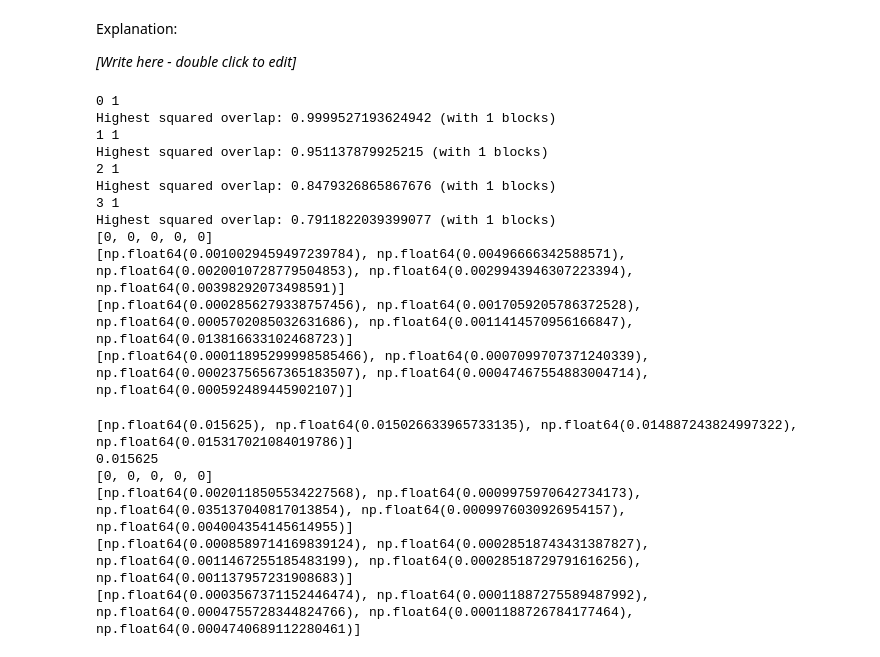
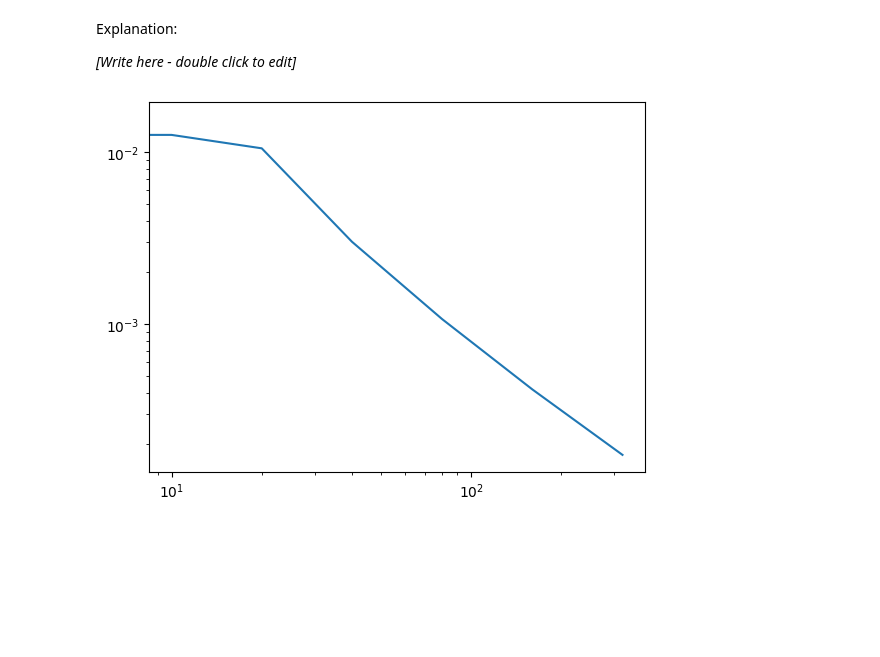
Before and after one commit to ezekielcochran/vtq-hackathon, a Jupyter notebook: qmace.ipynb, the cells around one changed output. Drawn from its saved outputs; the diff is of its cells as text; code cells hidden in the pictures; blank space fills up the shorter version.

```diff
--- a/qmace.ipynb
+++ b/qmace.ipynb
@@ -1064,10 +1064,10 @@ reflection_of_a = qi.Operator(qc)
 
 # Oracle (reflection through |01010...>)
 qc = QuantumCircuit(NUM_QUBITS, 0)
-qc.x(range(0, NUM_QUBITS, 2))
+qc.x(range((NUM_QUBITS + 1)% 2, NUM_QUBITS, 2))
 cz_gate = qulib.ZGate().control(NUM_QUBITS - 1)
 qc.append(cz_gate, list(range(NUM_QUBITS)))
-qc.x(range(0, NUM_QUBITS, 2))
+qc.x(range((NUM_QUBITS + 1)% 2, NUM_QUBITS, 2))
 oracle = qi.Operator(qc)
 
 # returns a full circuit for some m
@@ -1136,10 +1136,9 @@ def approximate_m_circuit(m, num_blocks):
     return approximate_circuit(target_state, num_blocks)
 # %%
 # Use this to define a new get_data(ms, NUM_SHOTS)
-def get_data(qcs, ms, block_nums, Nshots):
-    assert len(ms) == len(block_nums)
+def get_data(qcs, Nshots):
     result = []
-    for m, b, qc in zip(ms, block_nums, qcs):
+    for qc in qcs:
         for qubit in range(NUM_QUBITS):
             qc.measure(qubit, qubit)
         qc_compiled = transpile(qc, backend)
@@ -1147,6 +1146,10 @@ def get_data(qcs, ms, block_nums, Nshots):
         result_sim = job_sim.result()
         counts = result_sim.get_counts(qc_compiled)
         try:
+            # We redefine the get_data function, adding measurements and counting samples instead of tracking amplitudes
+            w_string = "01" * (NUM_QUBITS // 2)
+            if NUM_QUBITS % 2 == 1:
+                w_string += "0"
             result.append(counts[w_string])
         except KeyError:
             result.append(0)
@@ -1154,66 +1157,30 @@ def get_data(qcs, ms, block_nums, Nshots):
 # %%
 # Now use these approximations to estimate p, as in part 2
 
-# m_library =  [0, 1, 2, 4, 8, 16]
-# block_nums = [1, 1, 1, 2, 2, 2] # how many estimating blocks to use for each of the above m values, respectively
-m_library = [0, 1, 2, 3]
-block_nums = [1, 1, 1, 1]
+m_library =  [0, 1, 2, 4, 8, 16, 32]
+block_nums = [1, 1, 1, 2, 2, 2, 4] # how many estimating blocks to use for each of the above m values, respectively
 circuits = []
 for m, b in zip(m_library, block_nums):
-    print(m, b)
     this_circuit = approximate_m_circuit(m, b)
     circuits.append(this_circuit)
 
-NUM_RUNS = 5
+NUM_RUNS = 50
 x_library = []
 for run in range(NUM_RUNS):
-    # We can reuse the get_data function
-    x_library.append(get_data(circuits, m_library, block_nums, NUM_SHOTS))
+    x_library.append(get_data(circuits, NUM_SHOTS))
 
 estimates = []
 for i in range(1, len(m_library) + 1):
     this_ms = m_library[:i]
     this_estimate_group = []
     for j in range(NUM_RUNS):
         # We can reuse the same maximize likelihood function
         this_estimate_group.append(maximize_likelihood(this_ms, x_library[j], NUM_SHOTS))
     estimates.append(this_estimate_group)
 
-# DEBUG:
-for group in estimates:
-    print(group)
-
-
-
-
-
-
-# N_values = [10*m for m in m_library]
-# errors = [np.sqrt(((group - np.array([exact_value] * NUM_RUNS))**2).mean()) for group in estimates]
-# plt.loglog(N_values, errors)
-# plt.show()
+N_values = [10*m for m in m_library]
+errors = [np.sqrt(((group - np.array([exact_value] * NUM_RUNS))**2).mean()) for group in estimates]
+plt.loglog(N_values, errors)
+plt.show()
 # %% [output]
-0 1
-Highest squared overlap: 0.9999527193624942 (with 1 blocks)
-1 1
-Highest squared overlap: 0.951137879925215 (with 1 blocks)
-2 1
-Highest squared overlap: 0.8479326865867676 (with 1 blocks)
-3 1
-Highest squared overlap: 0.7911822039399077 (with 1 blocks)
-[0, 0, 0, 0, 0]
-[np.float64(0.0010029459497239784), np.float64(0.00496666342588571), np.float64(0.0020010728779504853), np.float64(0.0029943946307223394), np.float64(0.00398292073498591)]
-[np.float64(0.0002856279338757456), np.float64(0.0017059205786372528), np.float64(0.0005702085032631686), np.float64(0.0011414570956166847), np.float64(0.013816633102468723)]
-[np.float64(0.00011895299998585466), np.float64(0.0007099707371240339), np.float64(0.00023756567365183507), np.float64(0.00047467554883004714), np.float64(0.000592489445902107)]
+[figure, added]
-# %%
-print(errors)
-print(exact_value)
-for group in estimates:
-    print(group)
-# %% [output]
-[np.float64(0.015625), np.float64(0.015026633965733135), np.float64(0.014887243824997322), np.float64(0.015317021084019786)]
-0.015625
-[0, 0, 0, 0, 0]
-[np.float64(0.0020118505534227568), np.float64(0.0009975970642734173), np.float64(0.035137040817013854), np.float64(0.0009976030926954157), np.float64(0.004004354145614955)]
-[np.float64(0.0008589714169839124), np.float64(0.00028518743431387827), np.float64(0.0011467255185483199), np.float64(0.00028518729791616256), np.float64(0.001137957231908683)]
-[np.float64(0.0003567371152446474), np.float64(0.00011887275589487992), np.float64(0.0004755728344824766), np.float64(0.0001188726784177464), np.float64(0.0004740689112280461)]
```
Also changed, not shown: parts of 1 cell of this notebook.
